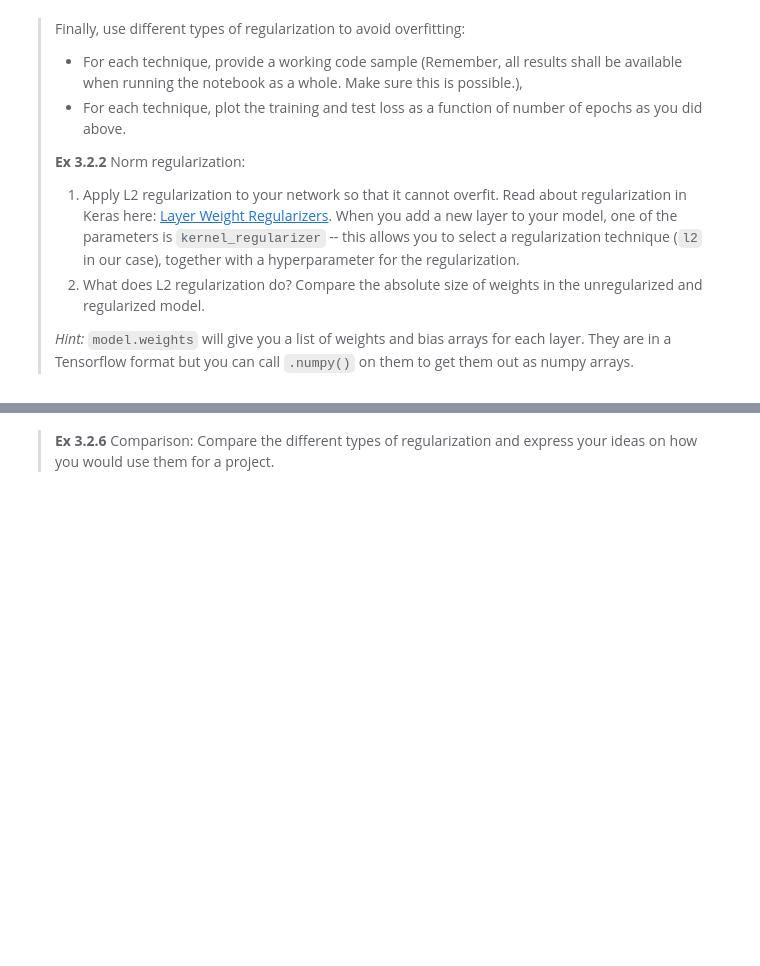
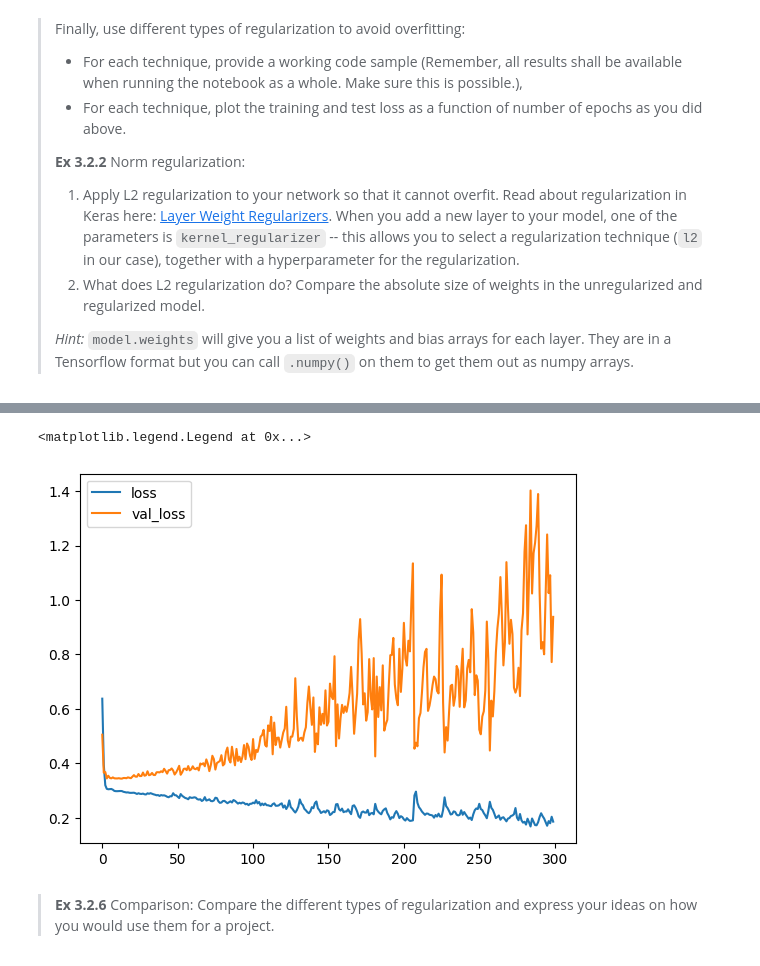
Before and after one commit to HamimMahdie/ANN-exercise, a Jupyter notebook: assignment3/week3_exercises.ipynb, the cells around one changed output, grey strips where cells are left out. Cells and saved outputs as stored; diff of their text form; code cells hidden in the pictures; blank space fills up the shorter version.

```diff
--- a/assignment3/week3_exercises.ipynb
+++ b/assignment3/week3_exercises.ipynb
@@ -586,0 +595,33 @@ Epoch 200/200
+# %%
+ntr=1000
+nts=3e3
+x_train, y_train = generate_X_linear(N=ntr)
+x_test, y_test = generate_X_linear(N=nts)
+
+overfitter = Sequential()
+overfitter.add(Dense(200, activation = 'relu'))
+overfitter.add(Dense(200, activation = 'relu'))
+overfitter.add(Dense(200, activation = 'relu'))
+overfitter.add(Dense(200, activation = 'relu'))
+overfitter.add(Dense(200, activation = 'relu'))
+overfitter.add(Dense(200, activation = 'relu'))
+overfitter.add(Dense(200, activation = 'relu'))
+overfitter.add(Dense(200, activation = 'relu'))
+overfitter.add(Dense(200, activation = 'relu'))
+overfitter.add(Dense(200, activation = 'relu'))
+overfitter.add(Dense(200, activation = 'relu'))
+overfitter.add(Dense(200, activation = 'relu'))
+overfitter.add(Dense(200, activation = 'relu'))
+overfitter.add(Dense(200, activation = 'relu'))
+overfitter.add(Dense(200, activation = 'relu'))
+overfitter.add(Dense(200, activation = 'relu'))
+overfitter.add(Dense(1, activation='sigmoid'))
+overfitter.compile(optimizer='adam',
+              loss=keras.losses.binary_crossentropy,
+              metrics=['accuracy'])
+
+# fit the model to the training data
+history = overfitter.fit(x_train, y_train, epochs=300, batch_size=128, validation_data = (x_test, y_test))
+
+# evaluate the model on the test dataset
+score = overfitter.evaluate(x_test, y_test, batch_size=100)
@@ -587,2 +646,9 @@ Epoch 200/200
+# %%
+plt.plot(history.history['loss'], label='loss')
+plt.plot(history.history['val_loss'], label='val_loss')
+plt.legend()
+# %% [output]
+<matplotlib.legend.Legend at 0x...>
+[figure, added]
 # %% [markdown]
 > **Ex 3.2.6** Comparison: Compare the different types of regularization and express your ideas on how you would use them for a project.
```
Also changed, not shown: parts of 19 cells of this notebook, 1 other file.
